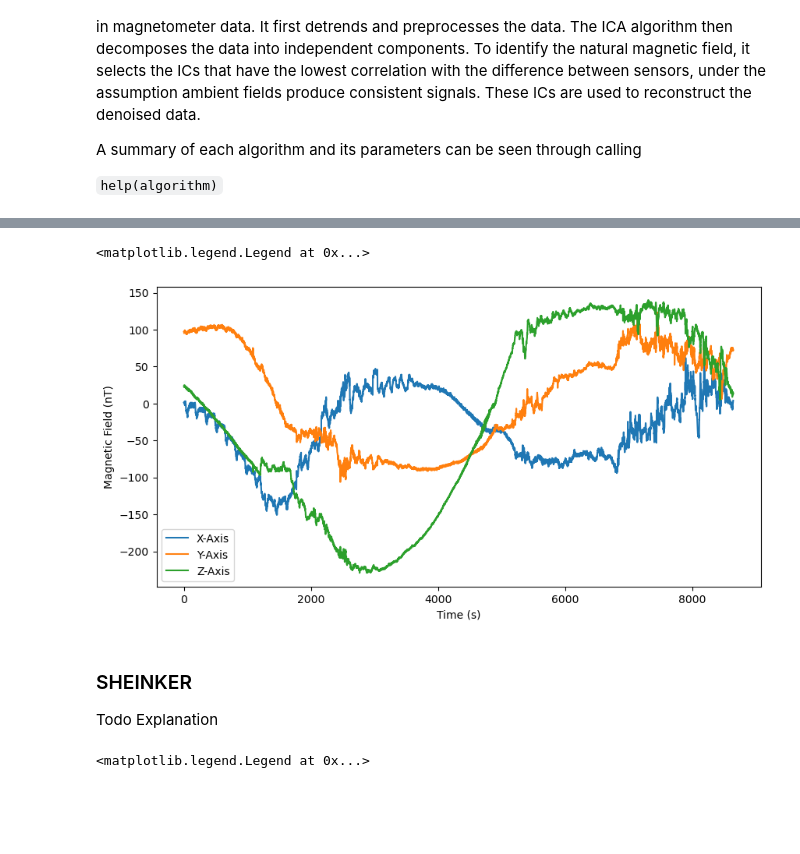
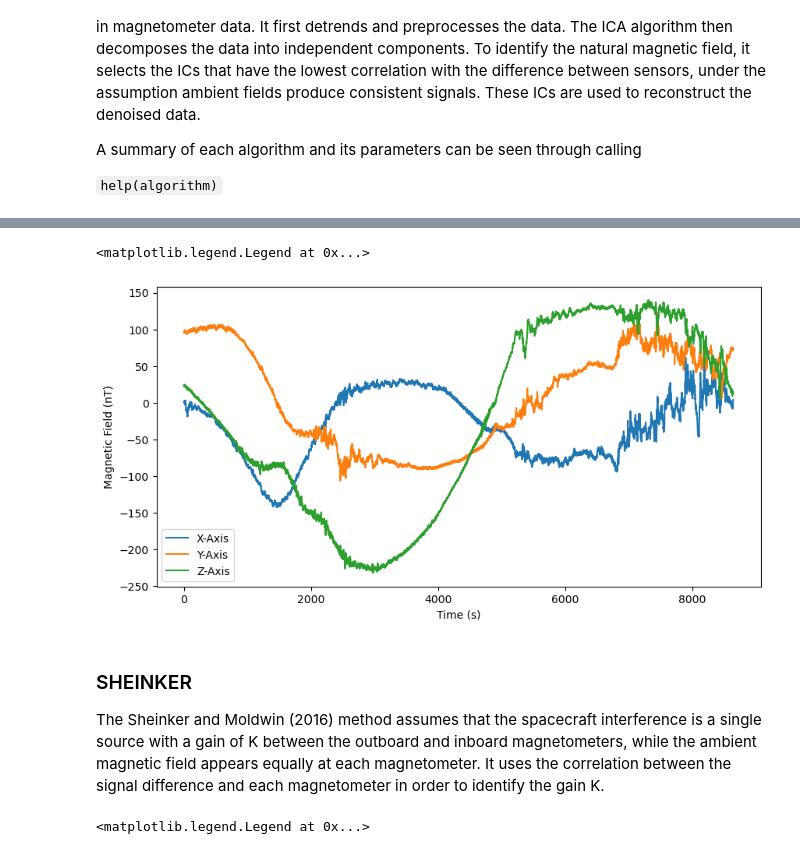
Before and after one commit to aphoffmann/MAGPRIME, a Jupyter notebook: magprime/examples/tutorial.ipynb, the cells around one changed output, grey strips where cells are left out. Cells and saved outputs as stored; diff of their text form; code cells hidden in the pictures; blank space fills up the shorter version.

```diff
--- a/magprime/examples/tutorial.ipynb
+++ b/magprime/examples/tutorial.ipynb
@@ -138,32 +134,32 @@ Todo: Explanation
 # %%
 from magprime.algorithms import REAM
 
 "Detrend the data"
 REAM.detrend = True
 REAM.uf = 360
 
 "Algorithm Parameters"
-REAM.delta_B = 3
-REAM.n = 20
+REAM.delta_B = 5
+REAM.n = 5
 REAM.p = 98
 
 "Clean the data"
 B_ream = REAM.clean(np.copy(B))
 
 "Plot the data"
 plt.figure(figsize=(10, 5))
 plt.plot(B_ream[0], label="X-Axis")
 plt.plot(B_ream[1], label="Y-Axis")
 plt.plot(B_ream[2], label="Z-Axis")
 plt.xlabel("Time (s)")
 plt.ylabel("Magnetic Field (nT)")
 plt.legend()
 # %% [output]
 <matplotlib.legend.Legend at 0x...>
-[figure, old version]
+[figure, new version]
-# %% [markdown]
-### SHEINKER
-Todo Explanation
+# %% [markdown]
+### SHEINKER
+The Sheinker and Moldwin (2016) method assumes that the spacecraft interference is a single source with a gain of K between the outboard and inboard magnetometers, while the ambient magnetic field appears equally at each magnetometer. It uses the correlation between the signal difference and each magnetometer in order to identify the gain K.
 # %%
 from magprime.algorithms import SHEINKER
 
```
Also changed, not shown: parts of 25 cells of this notebook, 1 other file.
